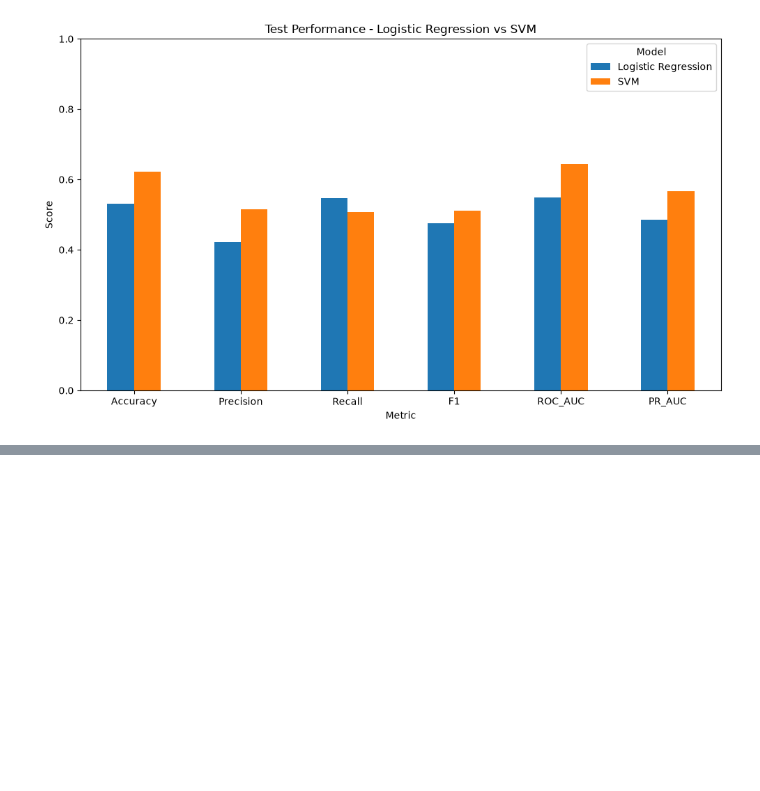
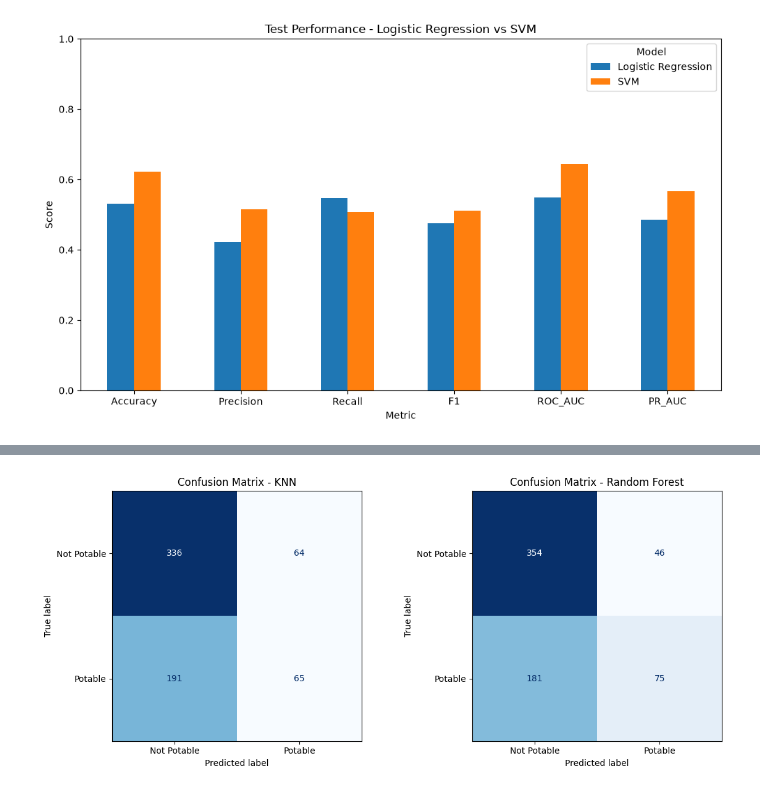
Before and after one commit to hoangthiyen01112005-ux/05_10123080_12523094_PhanLoaiChatLuongNuocUong, a Jupyter notebook: ai-models/colab/04_evaluate.ipynb, the cells around one changed output, grey strips where cells are left out. Cells and saved outputs as stored; diff of their text form; code cells hidden in the pictures; blank space fills up the shorter version.

```diff
--- a/ai-models/colab/04_evaluate.ipynb
+++ b/ai-models/colab/04_evaluate.ipynb
@@ -20,6 +20,7 @@ Test Set chỉ được sử dụng để đánh giá cuối cùng,
 không được sử dụng để Hyperparameter Tuning.
 # %%
 import sys
+import zipfile
 from pathlib import Path
 
 import numpy as np
@@ -49,6 +50,9 @@ possible_paths = [
     Path("../data/water_potability.csv"),
     Path("ai-models/data/water_potability.csv"),
     Path("../ai-models/data/water_potability.csv"),
+    Path("../data/dataset.zip"),
+    Path("ai-models/data/dataset.zip"),
+    Path("../ai-models/data/dataset.zip"),
 ]
 
 data_path = next(
@@ -58,7 +62,7 @@ data_path = next(
 
 if data_path is None:
     raise FileNotFoundError(
-        "Không tìm thấy water_potability.csv"
+        "Không tìm thấy water_potability.csv hoặc dataset.zip"
     )
 
 
@@ -103,7 +107,18 @@ from preprocess import (
 
 
 # Load dữ liệu
-df = load_dataset(data_path)
+if data_path.suffix == ".zip":
+    with zipfile.ZipFile(data_path) as archive:
+        csv_name = next(
+            (name for name in archive.namelist() if name.endswith(".csv")),
+            None,
+        )
+        if csv_name is None:
+            raise FileNotFoundError("Không tìm thấy file CSV trong dataset.zip")
+        with archive.open(csv_name) as csv_file:
+            df = pd.read_csv(csv_file)
+else:
+    df = load_dataset(data_path)
 
 X, y = split_features_target(df)
 
@@ -940,0 +1123,80 @@ plt.show()
+# %%
+# Confusion matrices for KNN and Random Forest
+fig, axes = plt.subplots(1, 2, figsize=(12, 5))
+
+for axis, y_pred, title in [
+    (axes[0], knn_y_pred, "Confusion Matrix - KNN"),
+    (axes[1], rf_y_pred, "Confusion Matrix - Random Forest"),
+]:
+    ConfusionMatrixDisplay(
+        confusion_matrix=confusion_matrix(y_test, y_pred),
+        display_labels=["Not Potable", "Potable"],
+    ).plot(ax=axis, cmap="Blues", colorbar=False)
+    axis.set_title(title)
+
+fig.tight_layout()
+fig.savefig(
+    figures_dir / "confusion_matrices_both.png",
+    dpi=300,
+    bbox_inches="tight",
+)
+plt.show()
+
+# ROC comparison for KNN and Random Forest
+fig, axis = plt.subplots(figsize=(7, 6))
+RocCurveDisplay.from_predictions(
+    y_test,
+    knn_y_score,
+    name=f"KNN (AUC = {knn_test_results['ROC_AUC']:.2f})",
+    ax=axis,
+)
+RocCurveDisplay.from_predictions(
+    y_test,
+    rf_y_score,
+    name=f"Random Forest (AUC = {rf_test_results['ROC_AUC']:.2f})",
+    ax=axis,
+)
+axis.plot([0, 1], [0, 1], linestyle="--", color="navy")
+axis.set_title("ROC Curve - KNN vs Random Forest")
+fig.tight_layout()
+fig.savefig(
+    figures_dir / "roc_comparison.png",
+    dpi=300,
+    bbox_inches="tight",
+)
+plt.show()
+
+# Feature importance is available from the Random Forest pipeline
+rf_estimator = rf_model.named_steps.get("rf")
+if rf_estimator is None or not hasattr(rf_estimator, "feature_importances_"):
+    raise AttributeError(
+        "The loaded Random Forest pipeline has no feature importances."
+    )
+
+importances = rf_estimator.feature_importances_
+feature_names = np.asarray(X.columns)
+sorted_indices = np.argsort(importances)[::-1]
+
+fig, axis = plt.subplots(figsize=(8, 5))
+axis.bar(
+    range(len(feature_names)),
+    importances[sorted_indices],
+    color="skyblue",
+    edgecolor="black",
+)
+axis.set_title("Feature Importances - Random Forest")
+axis.set_xticks(range(len(feature_names)))
+axis.set_xticklabels(
+    feature_names[sorted_indices],
+    rotation=45,
+    ha="right",
+)
+fig.tight_layout()
+fig.savefig(
+    figures_dir / "feature_importance_rf.png",
+    dpi=300,
+    bbox_inches="tight",
+)
+plt.show()
+# %% [output]
+[figure, added]
```
Also changed, not shown: parts of 4 cells of this notebook, 4 other files.
